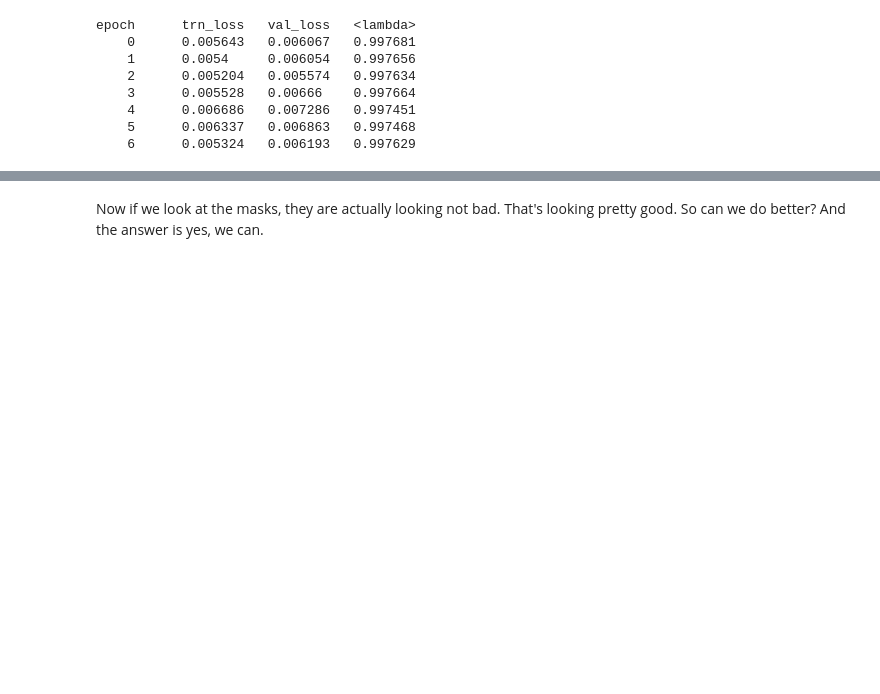
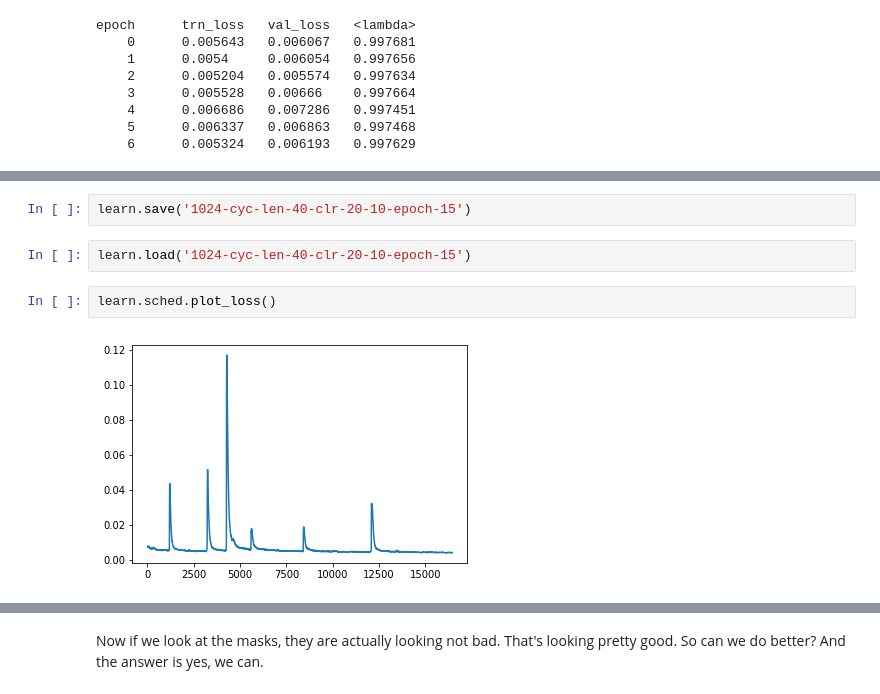
Before and after one commit to Sundragon1993/fastai, a Jupyter notebook: courses/dl2/carvana.ipynb, the cells around one changed output, grey strips where cells are left out. Saved outputs shown, nothing was run; the diff lists cells and outputs as text; blank space fills up the shorter version.

Commit message:
Finish training Carvana ResNet-34 notebook for image size 1024

```diff
--- a/courses/dl2/carvana.ipynb
+++ b/courses/dl2/carvana.ipynb
@@ -721,0 +750,8 @@ learn.save('1024')
+# %%
+learn.save('1024-cyc-len-40-clr-20-10-epoch-15')
+# %%
+learn.load('1024-cyc-len-40-clr-20-10-epoch-15')
+# %%
+learn.sched.plot_loss()
+# %% [output]
+[figure, added]
```
Also changed, not shown: parts of 31 cells of this notebook.
